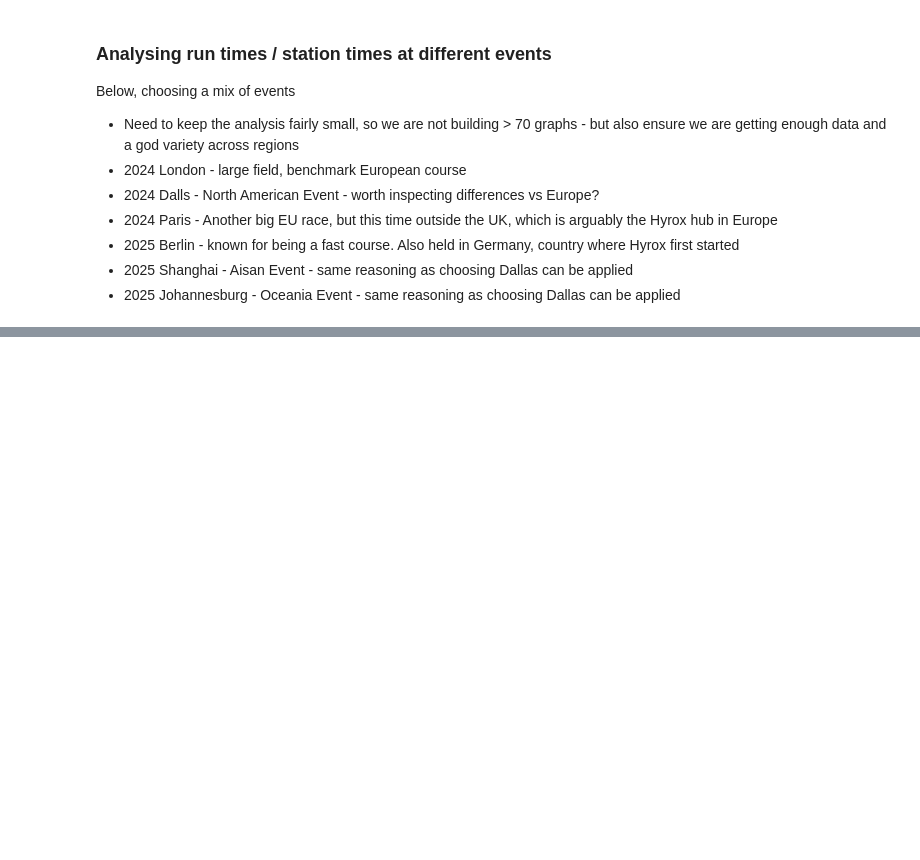
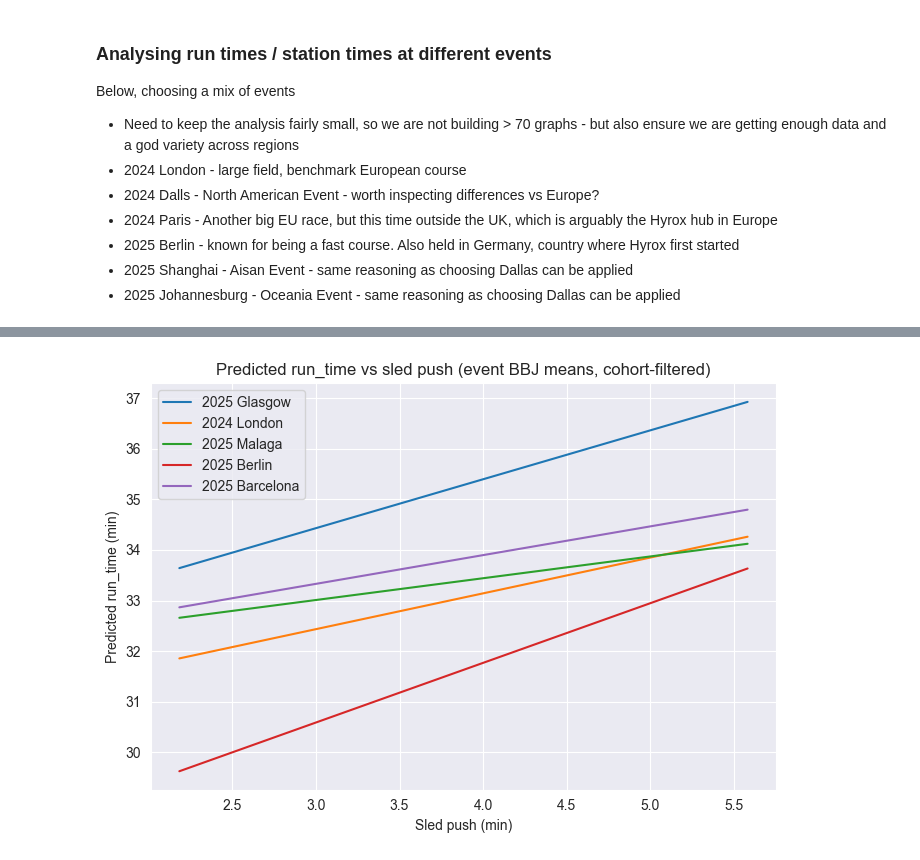
Before and after one commit to vmatei2/pyrox-client, a Jupyter notebook: example_notebooks/impact_of_race_locations.ipynb, the cells around one changed output, grey strips where cells are left out. Drawn from its saved outputs; the diff is of its cells as text; code cells hidden in the pictures; blank space fills up the shorter version.

Commit message:
update race location analysis notebook

```diff
--- a/example_notebooks/impact_of_race_locations.ipynb
+++ b/example_notebooks/impact_of_race_locations.ipynb
@@ -249,0 +258,22 @@ print(summary.head())
+# %%
+
+import statsmodels.formula.api as smf
+BY = ["gender"]
+
+def prep(df):
+    """function to prepare the df for regression analysis"""
+    df['remaining_work'] = df['work_time'] - (df['sledPush_time'] + df['burpeeBroadJump_time'])
+    df['remaining_time'] = df['total_time'] - (df['sledPush_time'] + df['burpeeBroadJump_time'] + df['run_time'])
+    df['event_name'] = df['event_name'].astype("category")
+    return df
+
+subset_df = prep(s7_subset.copy())
+
+m = smf.ols("run_time ~ C(event_name, Treatment(reference='2024 Hamburg')) + sledPush_time  + burpeeBroadJump_time + wallBalls_time + C(event_name, Treatment(reference='2024 Hamburg')):sledPush_time", data=subset_df).fit(cov_type='HC3')
+
+levels = subset_df["event_name"].astype("category").cat.categories.tolist()
+shown = [p[len("event_name[T."):-1] for p in m.params.index if p.startswith("event_name[T.")]
+baseline = next(l for l in levels if l not in shown)
+print(baseline)
+
+print(m.summary())
@@ -249,0 +298,25 @@ print(summary.head())
+# %%
+import numpy as np, pandas as pd, matplotlib.pyplot as plt
+
+df = subset_df.copy()
+
+#  creare an array of sled push time -- starting from the top 0.1% ro 0.9999% - size of 50
+#  to be used below for generating a prediction grid
+x = np.linspace(df["sledPush_time"].quantile(0.1),
+                df["sledPush_time"].quantile(0.9999), 50)
+
+events = ["2025 Glasgow","2024 London","2025 Malaga", "2025 Berlin", "2025 Barcelona"]
+pred_lines = []
+
+plt.figure(figsize=(7,5))
+for ev in events:
+    bbj_ev = float(np.nanpercentile(df.loc[df.event_name==ev, "burpeeBroadJump_time"], 0.1))
+    wallball_ev = float(np.nanpercentile(df.loc[df.event_name==ev, "wallBalls_time"], 0.11))
+    grid = pd.DataFrame({"event_name": ev, "sledPush_time": x, "burpeeBroadJump_time": bbj_ev, "wallBalls_time": wallball_ev})
+    y = m.get_prediction(grid).summary_frame()["mean"].to_numpy()
+    plt.plot(x, y, label=ev)
+plt.xlabel("Sled push (min)"); plt.ylabel("Predicted run_time (min)")
+plt.title("Predicted run_time vs sled push (event BBJ means, cohort-filtered)")
+plt.legend(); plt.tight_layout(); plt.show()
+# %% [output]
+[figure, added]
```
Also changed, not shown: parts of 7 cells of this notebook, 2 other files.
